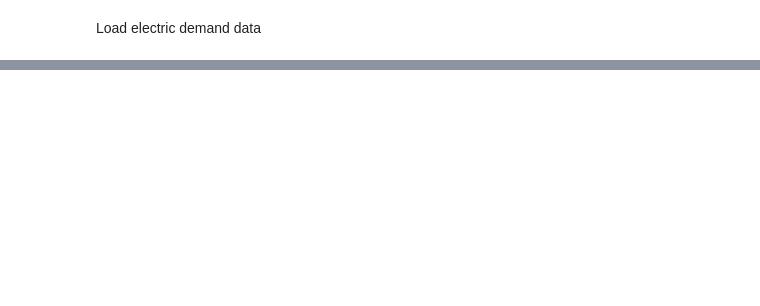
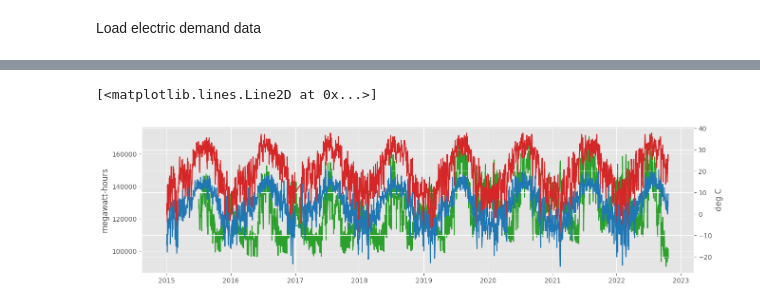
Before and after one commit to breischl/e-predict, a Jupyter notebook: explore_temp_data.ipynb, the cells around one changed output, grey strips where cells are left out. Saved outputs shown, nothing was run; the diff lists cells and outputs as text; code cells hidden in the pictures; blank space fills up the shorter version.

```diff
--- a/explore_temp_data.ipynb
+++ b/explore_temp_data.ipynb
@@ -137,0 +60,18 @@ max     8441.000000
+# %%
+joined_df = pd.concat([demand_df, temp_df])
+
+slice = joined_df[["daily_demand", "tmax_decimal", "tmin_decimal"]]
+
+fig, ax1 = plt.subplots(1, 1)
+fig.set_figwidth(15)
+fig.set_figheight(4)
+ax1.set_ylabel("megawatt-hours")
+ax1.plot(joined_df["daily_demand"], color="tab:green")
+
+ax2 = ax1.twinx()
+ax2.set_ylabel("deg C")
+ax2.plot(joined_df["tmax_decimal"], color="tab:red")
+ax2.plot(joined_df["tmin_decimal"], color="tab:blue")
+# %% [output]
+[<matplotlib.lines.Line2D at 0x...>]
+[figure, added]
```
Also changed, not shown: parts of 12 cells of this notebook, 1 other file.
